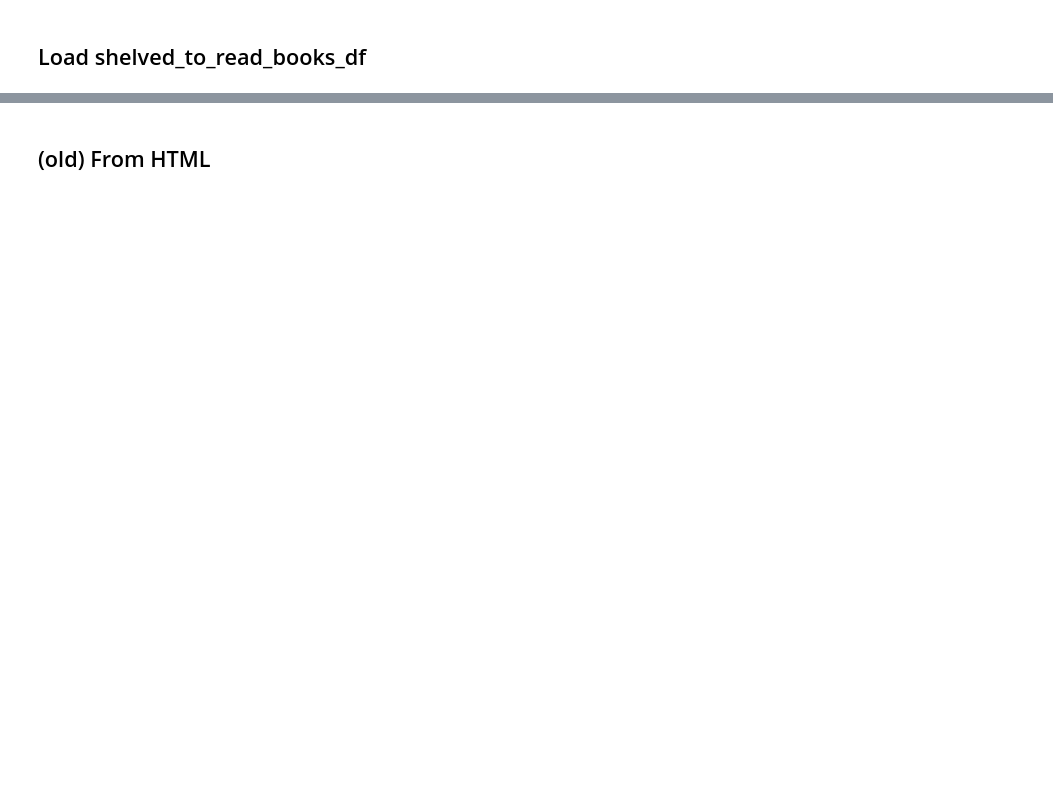
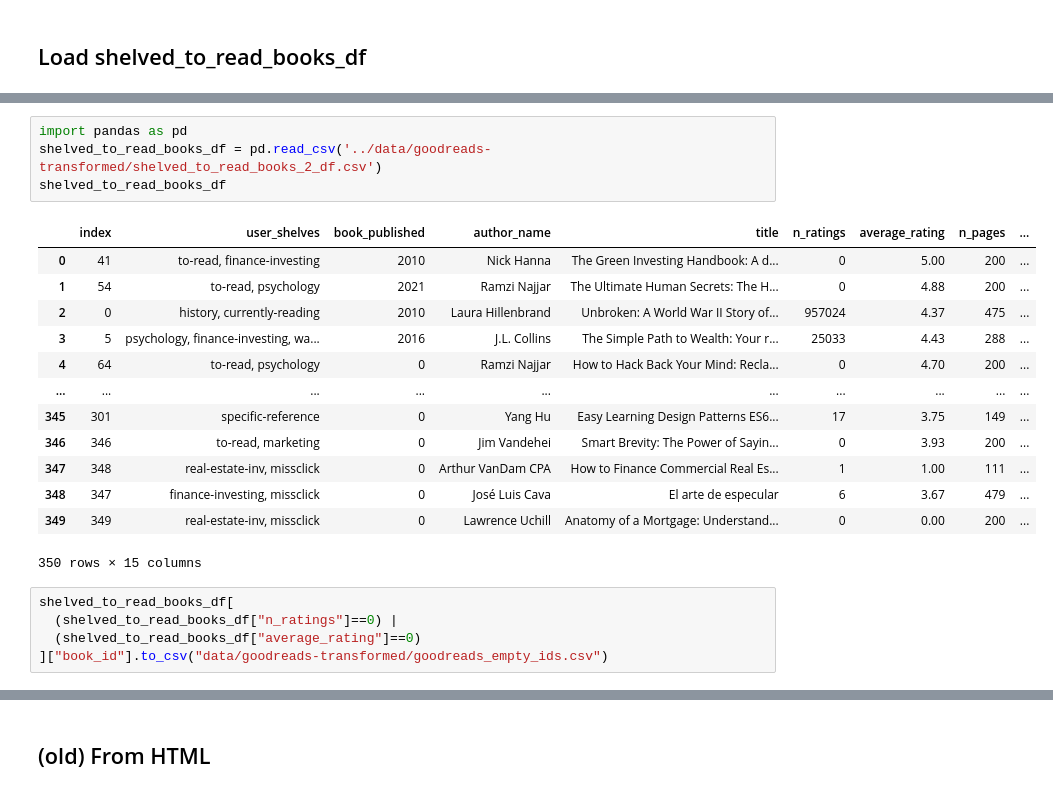
Before and after one commit to jgonzal1/jgonzal1.github.io, a Jupyter notebook: assets/📚.ipynb, the cells around one changed output, grey strips where cells are left out. Cells and saved outputs as stored; diff of their text form; blank space fills up the shorter version.

```diff
--- a/assets/📚.ipynb
+++ b/assets/📚.ipynb
@@ -171 +196,24 @@ shelved_to_read_books_df
+# %%
+import pandas as pd
+shelved_to_read_books_df = pd.read_csv('../data/goodreads-transformed/shelved_to_read_books_2_df.csv')
+shelved_to_read_books_df
+# %% [output]
+|  | index | user_shelves | book_published | author_name | title | n_ratings | average_rating | n_pages | ... |
+| 0 | 41 | to-read, finance-investing | 2010 | Nick Hanna | The Green Investing Handbook: A d... | 0 | 5.00 | 200 | ... |
+| 1 | 54 | to-read, psychology | 2021 | Ramzi Najjar | The Ultimate Human Secrets: The H... | 0 | 4.88 | 200 | ... |
+| 2 | 0 | history, currently-reading | 2010 | Laura Hillenbrand | Unbroken: A World War II Story of... | 957024 | 4.37 | 475 | ... |
+| 3 | 5 | psychology, finance-investing, wa... | 2016 | J.L. Collins | The Simple Path to Wealth: Your r... | 25033 | 4.43 | 288 | ... |
+| 4 | 64 | to-read, psychology | 0 | Ramzi Najjar | How to Hack Back Your Mind: Recla... | 0 | 4.70 | 200 | ... |
+| ... | ... | ... | ... | ... | ... | ... | ... | ... | ... |
+| 345 | 301 | specific-reference | 0 | Yang Hu | Easy Learning Design Patterns ES6... | 17 | 3.75 | 149 | ... |
+| 346 | 346 | to-read, marketing | 0 | Jim Vandehei | Smart Brevity: The Power of Sayin... | 0 | 3.93 | 200 | ... |
+| 347 | 348 | real-estate-inv, missclick | 0 | Arthur VanDam CPA | How to Finance Commercial Real Es... | 1 | 1.00 | 111 | ... |
+| 348 | 347 | finance-investing, missclick | 0 | José Luis Cava | El arte de especular | 6 | 3.67 | 479 | ... |
+| 349 | 349 | real-estate-inv, missclick | 0 | Lawrence Uchill | Anatomy of a Mortgage: Understand... | 0 | 0.00 | 200 | ... |
+350 rows × 15 columns
+# %%
+shelved_to_read_books_df[
+  (shelved_to_read_books_df["n_ratings"]==0) |
+  (shelved_to_read_books_df["average_rating"]==0)
+]["book_id"].to_csv("data/goodreads-transformed/goodreads_empty_ids.csv")
 # %%
```
Also changed, not shown: parts of 6 cells of this notebook, 1 other file.
